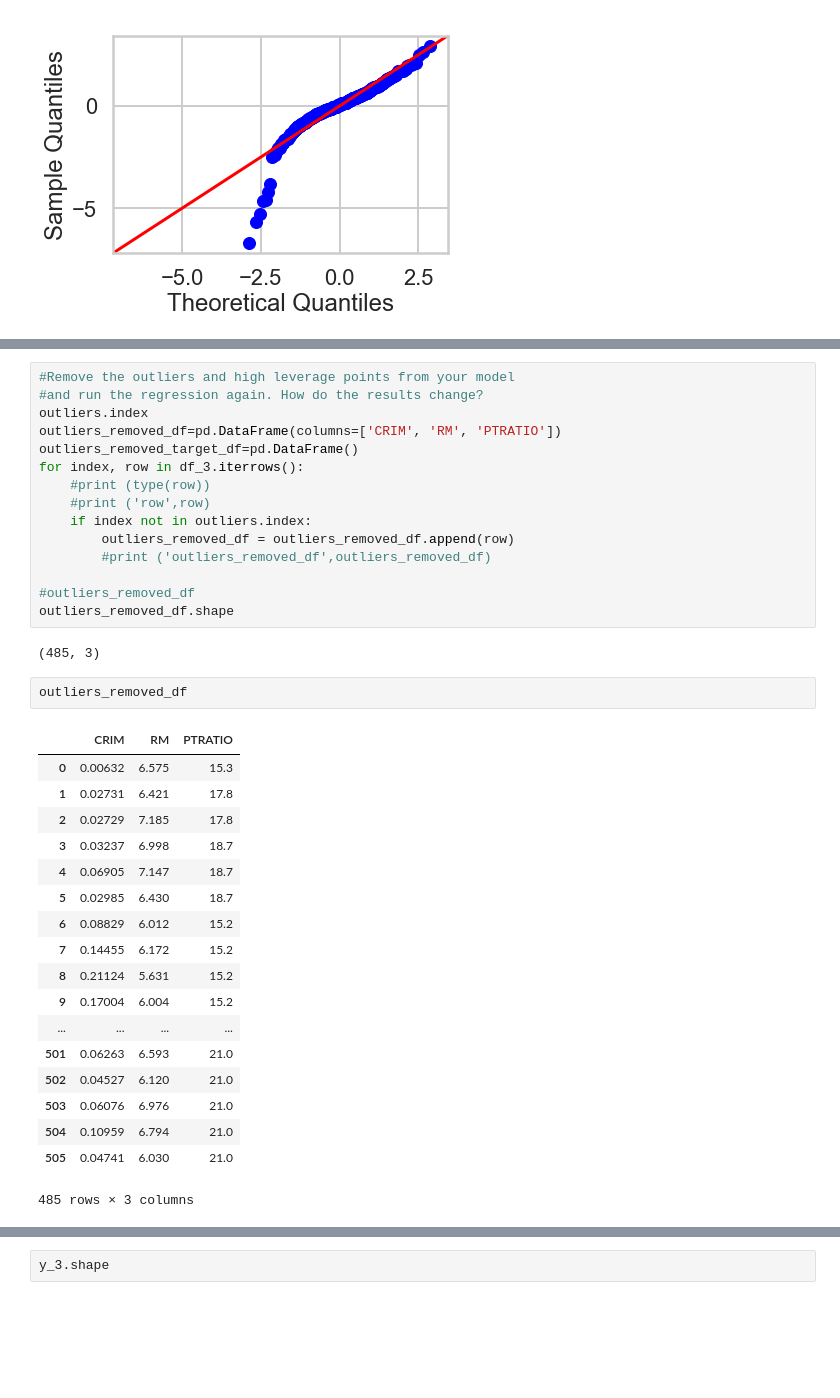
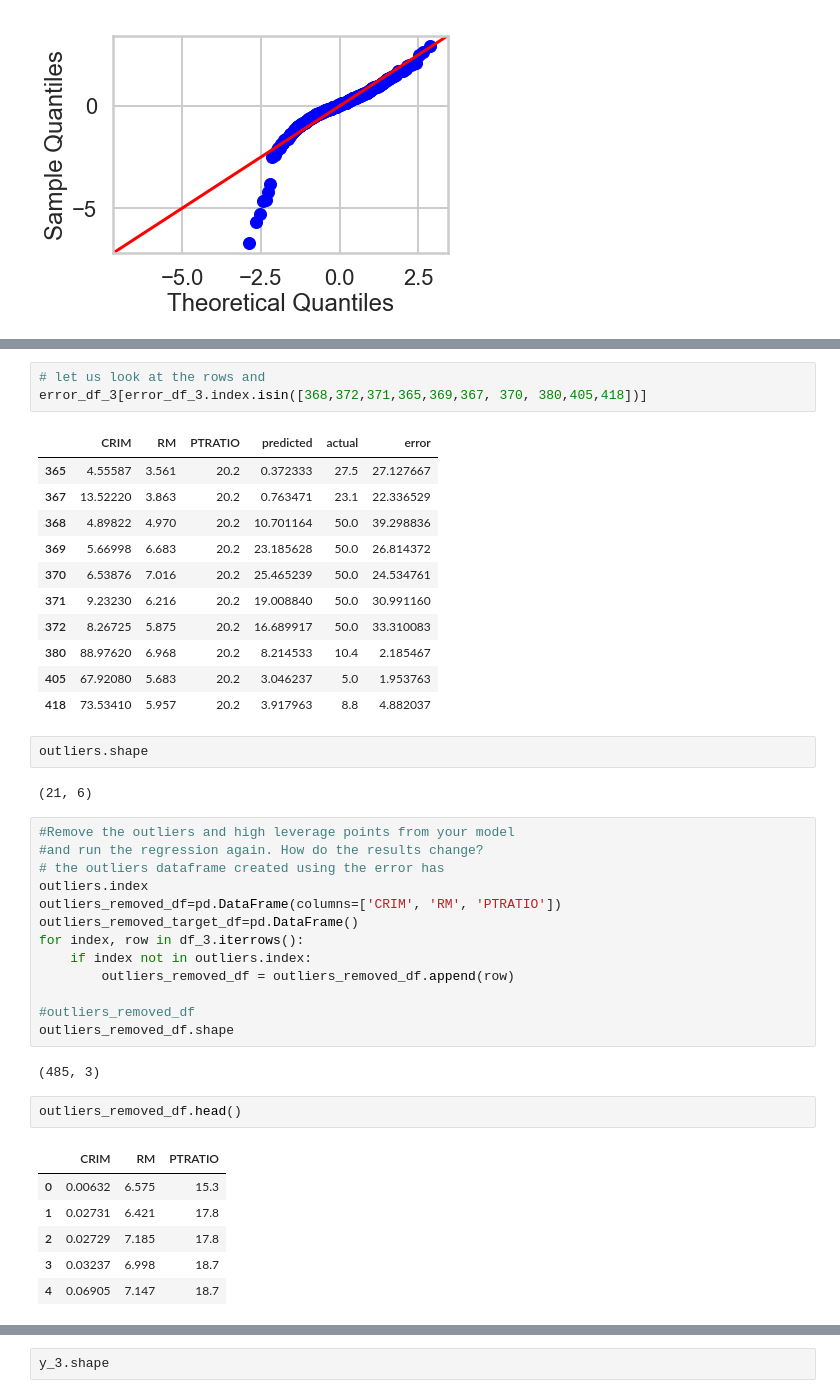
Before and after one commit to venkatram-dev/ml_spring_board, a Jupyter notebook: mec-11.4.1-linear-regression-mini-project/Mini_Project_Linear_Regression.ipynb, the cells around one changed output, grey strips where cells are left out. Saved outputs shown, nothing was run; the diff lists cells and outputs as text; blank space fills up the shorter version.

```diff
--- a/mec-11.4.1-linear-regression-mini-project/Mini_Project_Linear_Regression.ipynb
+++ b/mec-11.4.1-linear-regression-mini-project/Mini_Project_Linear_Regression.ipynb
@@ -1531,39 +1432,44 @@ plt.show()
+# %%
+# let us look at the rows and
+error_df_3[error_df_3.index.isin([368,372,371,365,369,367, 370, 380,405,418])]
+# %% [output]
+|  | CRIM | RM | PTRATIO | predicted | actual | error |
+| 365 | 4.55587 | 3.561 | 20.2 | 0.372333 | 27.5 | 27.127667 |
+| 367 | 13.52220 | 3.863 | 20.2 | 0.763471 | 23.1 | 22.336529 |
+| 368 | 4.89822 | 4.970 | 20.2 | 10.701164 | 50.0 | 39.298836 |
+| 369 | 5.66998 | 6.683 | 20.2 | 23.185628 | 50.0 | 26.814372 |
+| 370 | 6.53876 | 7.016 | 20.2 | 25.465239 | 50.0 | 24.534761 |
+| 371 | 9.23230 | 6.216 | 20.2 | 19.008840 | 50.0 | 30.991160 |
+| 372 | 8.26725 | 5.875 | 20.2 | 16.689917 | 50.0 | 33.310083 |
+| 380 | 88.97620 | 6.968 | 20.2 | 8.214533 | 10.4 | 2.185467 |
+| 405 | 67.92080 | 5.683 | 20.2 | 3.046237 | 5.0 | 1.953763 |
+| 418 | 73.53410 | 5.957 | 20.2 | 3.917963 | 8.8 | 4.882037 |
+# %%
+outliers.shape
+# %% [output]
+(21, 6)
 # %%
 #Remove the outliers and high leverage points from your model
 #and run the regression again. How do the results change?
+# the outliers dataframe created using the error has
 outliers.index
 outliers_removed_df=pd.DataFrame(columns=['CRIM', 'RM', 'PTRATIO'])
 outliers_removed_target_df=pd.DataFrame()
 for index, row in df_3.iterrows():
-    #print (type(row))
-    #print ('row',row)
     if index not in outliers.index:
         outliers_removed_df = outliers_removed_df.append(row)
-        #print ('outliers_removed_df',outliers_removed_df)
 
 #outliers_removed_df
 outliers_removed_df.shape
 # %% [output]
 (485, 3)
 # %%
-outliers_removed_df
+outliers_removed_df.head()
 # %% [output]
 |  | CRIM | RM | PTRATIO |
 | 0 | 0.00632 | 6.575 | 15.3 |
 | 1 | 0.02731 | 6.421 | 17.8 |
 | 2 | 0.02729 | 7.185 | 17.8 |
 | 3 | 0.03237 | 6.998 | 18.7 |
 | 4 | 0.06905 | 7.147 | 18.7 |
-| 5 | 0.02985 | 6.430 | 18.7 |
-| 6 | 0.08829 | 6.012 | 15.2 |
-| 7 | 0.14455 | 6.172 | 15.2 |
-| 8 | 0.21124 | 5.631 | 15.2 |
-| 9 | 0.17004 | 6.004 | 15.2 |
-| ... | ... | ... | ... |
-| 501 | 0.06263 | 6.593 | 21.0 |
-| 502 | 0.04527 | 6.120 | 21.0 |
-| 503 | 0.06076 | 6.976 | 21.0 |
-| 504 | 0.10959 | 6.794 | 21.0 |
-| 505 | 0.04741 | 6.030 | 21.0 |
-485 rows × 3 columns
 # %%
```
Also changed, not shown: parts of 50 cells of this notebook.
